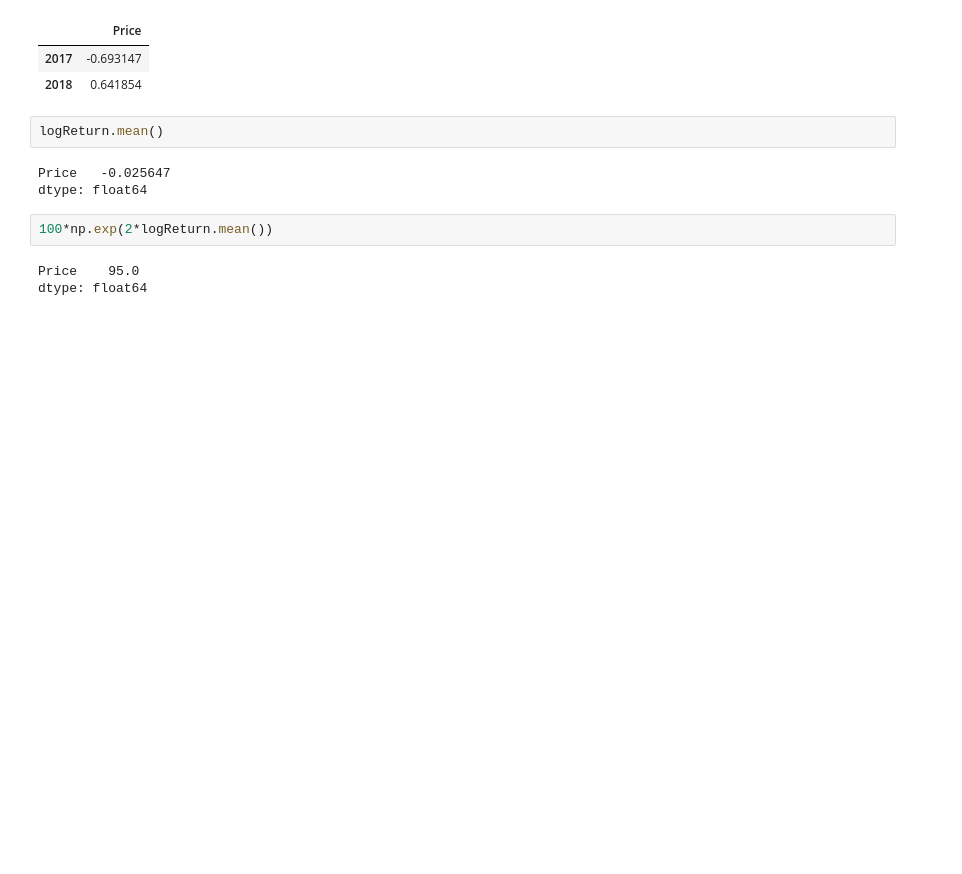
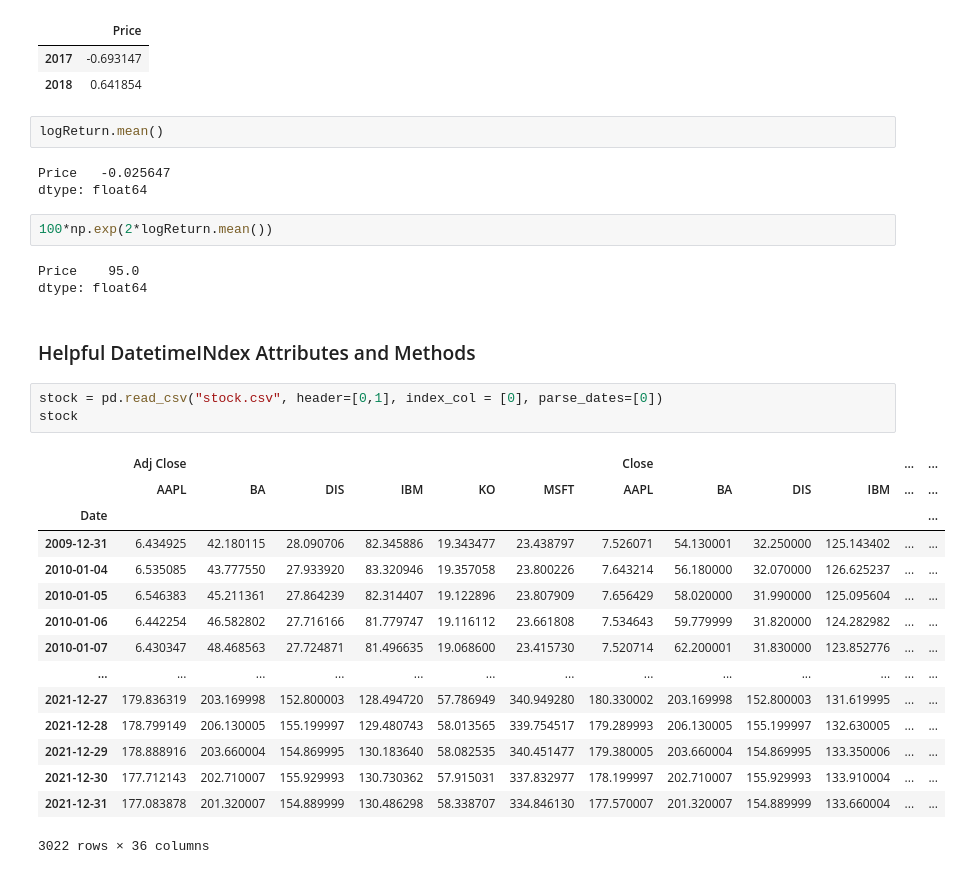
Before and after one commit to amarendra-singh/FinancePython, a Jupyter notebook: yFinance.ipynb, the cells around one changed output. Saved outputs shown, nothing was run; the diff lists cells and outputs as text; blank space fills up the shorter version.

Commit message:
DatetimeINdex Attributes and Methods

```diff
--- a/yFinance.ipynb
+++ b/yFinance.ipynb
@@ -353,3 +353,24 @@ dtype: float64
 # %% [output]
 Price    95.0
 dtype: float64
+# %% [markdown]
+<h3> Helpful DatetimeINdex Attributes and Methods </h3>
+# %%
+stock = pd.read_csv("stock.csv", header=[0,1], index_col = [0], parse_dates=[0])
+stock
+# %% [output]
+|  | Adj Close |  |  |  |  |  | Close |  |  |  | ... | ... |
+|  | AAPL | BA | DIS | IBM | KO | MSFT | AAPL | BA | DIS | IBM | ... | ... |
+| Date |  |  |  |  |  |  |  |  |  |  |  | ... |
+| 2009-12-31 | 6.434925 | 42.180115 | 28.090706 | 82.345886 | 19.343477 | 23.438797 | 7.526071 | 54.130001 | 32.250000 | 125.143402 | ... | ... |
+| 2010-01-04 | 6.535085 | 43.777550 | 27.933920 | 83.320946 | 19.357058 | 23.800226 | 7.643214 | 56.180000 | 32.070000 | 126.625237 | ... | ... |
+| 2010-01-05 | 6.546383 | 45.211361 | 27.864239 | 82.314407 | 19.122896 | 23.807909 | 7.656429 | 58.020000 | 31.990000 | 125.095604 | ... | ... |
+| 2010-01-06 | 6.442254 | 46.582802 | 27.716166 | 81.779747 | 19.116112 | 23.661808 | 7.534643 | 59.779999 | 31.820000 | 124.282982 | ... | ... |
+| 2010-01-07 | 6.430347 | 48.468563 | 27.724871 | 81.496635 | 19.068600 | 23.415730 | 7.520714 | 62.200001 | 31.830000 | 123.852776 | ... | ... |
+| ... | ... | ... | ... | ... | ... | ... | ... | ... | ... | ... | ... | ... |
+| 2021-12-27 | 179.836319 | 203.169998 | 152.800003 | 128.494720 | 57.786949 | 340.949280 | 180.330002 | 203.169998 | 152.800003 | 131.619995 | ... | ... |
+| 2021-12-28 | 178.799149 | 206.130005 | 155.199997 | 129.480743 | 58.013565 | 339.754517 | 179.289993 | 206.130005 | 155.199997 | 132.630005 | ... | ... |
+| 2021-12-29 | 178.888916 | 203.660004 | 154.869995 | 130.183640 | 58.082535 | 340.451477 | 179.380005 | 203.660004 | 154.869995 | 133.350006 | ... | ... |
+| 2021-12-30 | 177.712143 | 202.710007 | 155.929993 | 130.730362 | 57.915031 | 337.832977 | 178.199997 | 202.710007 | 155.929993 | 133.910004 | ... | ... |
+| 2021-12-31 | 177.083878 | 201.320007 | 154.889999 | 130.486298 | 58.338707 | 334.846130 | 177.570007 | 201.320007 | 154.889999 | 133.660004 | ... | ... |
+3022 rows × 36 columns
```
Also changed, not shown: parts of 7 cells of this notebook, 1 other file.
